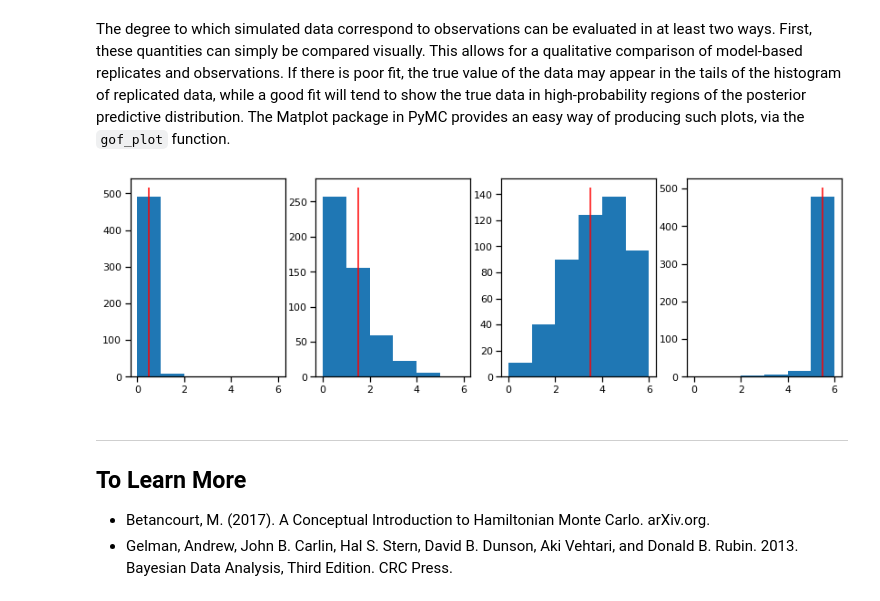
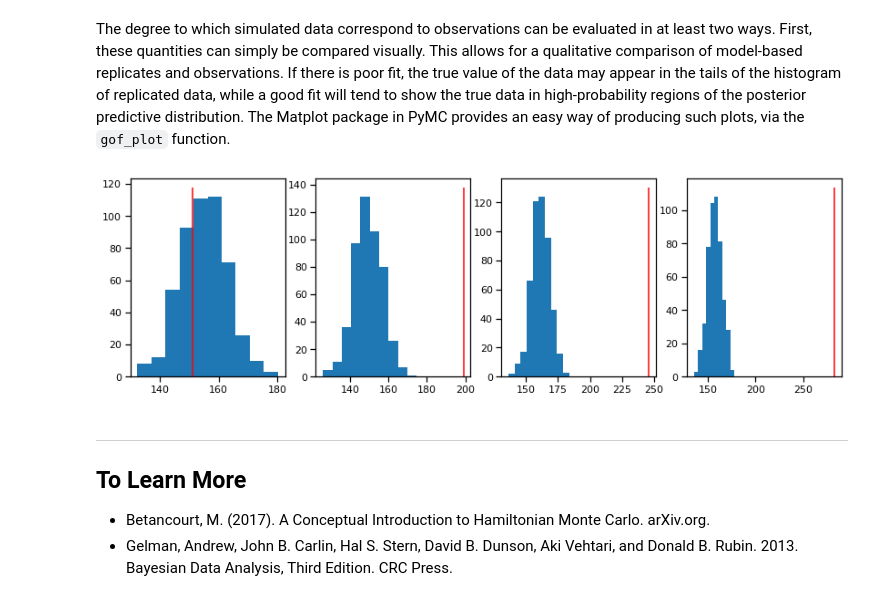
Before and after one commit to fonnesbeck/mcmc_pydata_london_2019, a Jupyter notebook: notebooks/4-Model_Checking.ipynb, the cells around one changed output. Drawn from its saved outputs; the diff is of its cells as text; code cells hidden in the pictures.

```diff
--- a/notebooks/4-Model_Checking.ipynb
+++ b/notebooks/4-Model_Checking.ipynb
@@ -559,18 +569,18 @@ the corresponding sample from the posterior predictive distribution (we typicall
 # %%
 from pymc3 import sample_posterior_predictive
 
-with bioassay_model:
-    deaths_sim = sample_posterior_predictive(bioassay_trace, samples=500)
+with rat_model:
+    weights_sim = sample_posterior_predictive(rat_trace, samples=500)
 # %% [markdown]
 The degree to which simulated data correspond to observations can be evaluated in at least two ways. First, these quantities can simply be compared visually. This allows for a qualitative comparison of model-based replicates and observations. If there is poor fit, the true value of the data may appear in the tails of the histogram of replicated data, while a good fit will tend to show the true data in high-probability regions of the posterior predictive distribution. The Matplot package in PyMC provides an easy way of producing such plots, via the `gof_plot` function.
 # %%
 fig, axes = plt.subplots(1, 4, figsize=(14, 4))
 
-for obs, sim, ax in zip(deaths, deaths_sim['obs_deaths'].T, axes):
-    ax.hist(sim, bins=range(7))
-    ax.vlines(obs+0.5, *ax.get_ylim(), 'red')
+for obs, sim, ax in zip(rat_weights.iloc[0, :4], weights_sim['y'].T[:4], axes):
+    ax.hist(sim)
+    ax.vlines(obs, *ax.get_ylim(), 'red')
 # %% [output]
-[figure, old version]
+[figure, new version]
 # %% [markdown]
 ---
 ## To Learn More
```
Also changed, not shown: parts of 22 cells of this notebook, 3 other files.
